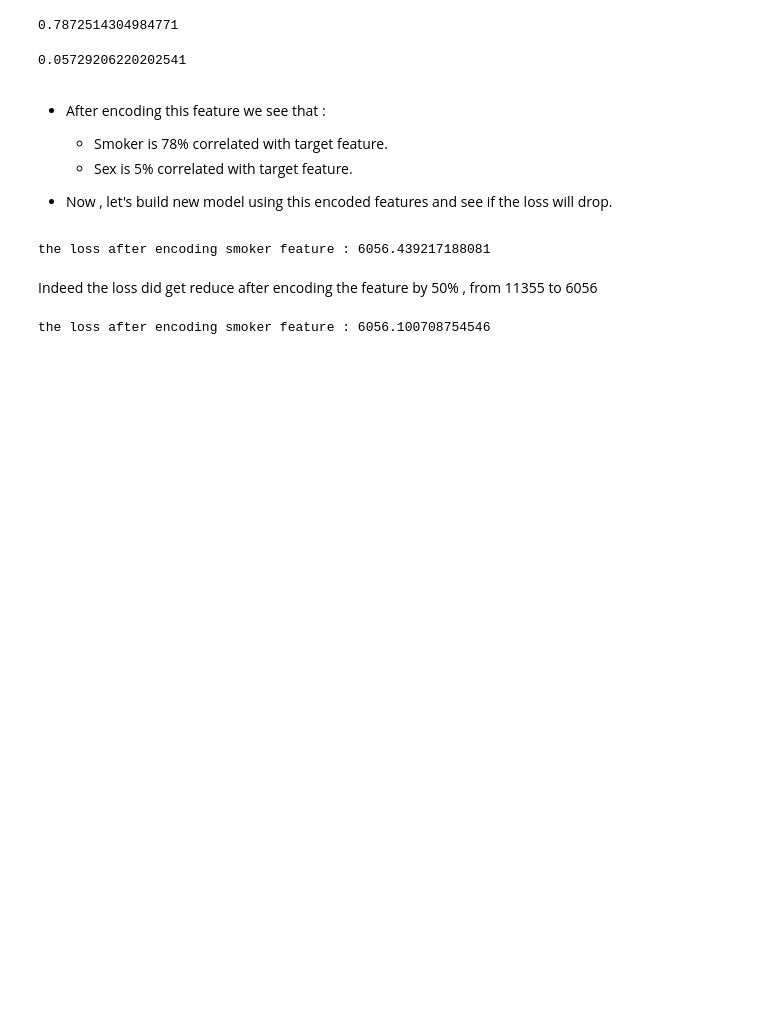
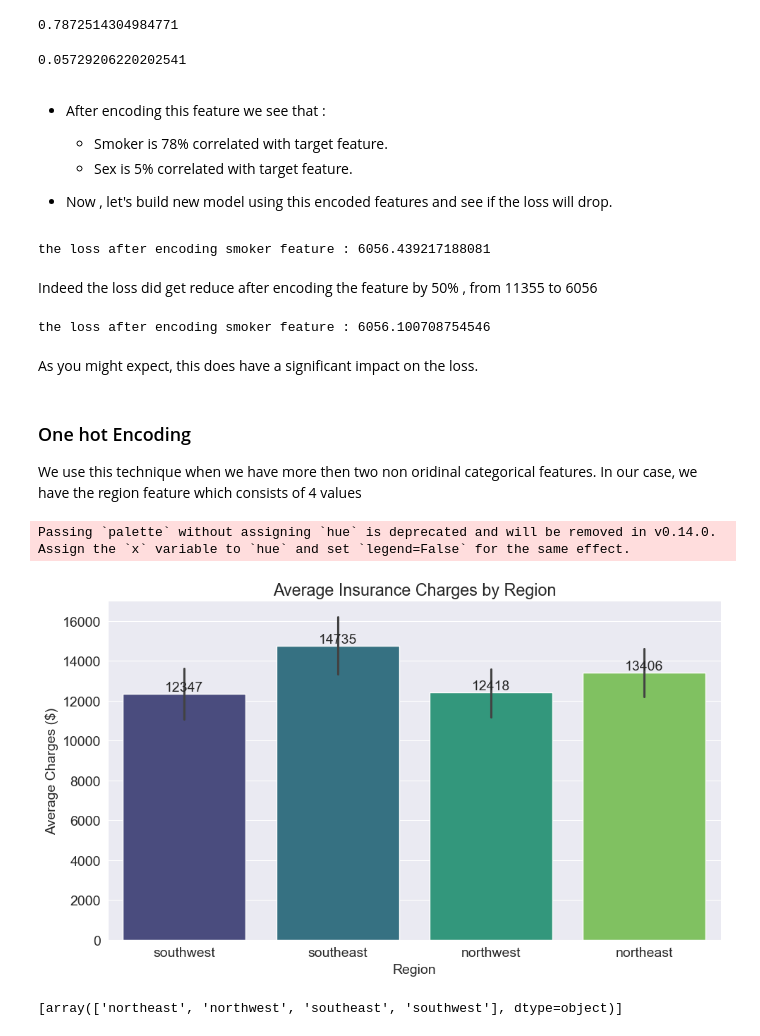
Before and after one commit to IAchaos/Hands-On-ML-Frameworks, a Jupyter notebook: Scikit_Learn/Medical_Expenses_Prediction.ipynb, the cells around one changed output. Drawn from its saved outputs; the diff is of its cells as text; code cells hidden in the pictures; blank space fills up the shorter version.

```diff
--- a/Scikit_Learn/Medical_Expenses_Prediction.ipynb
+++ b/Scikit_Learn/Medical_Expenses_Prediction.ipynb
@@ -982,3 +982,34 @@ loss = rmse(target, predictions)
 print(f"the loss after encoding smoker feature : {loss}")
 # %% [output]
 the loss after encoding smoker feature : 6056.100708754546
+# %% [markdown]
+As you might expect, this does have a significant impact on the loss.
+# %% [markdown]
+### One hot Encoding
+
+We use this technique when we have more then two non oridinal categorical features. In our case, we have the region feature which consists of 4 values
+# %%
+
+plt.figure(figsize=(10, 6))
+ax = sns.barplot(data=data, x="region", y="charges", palette="viridis")
+plt.title("Average Insurance Charges by Region")
+plt.xlabel("Region")
+plt.ylabel("Average Charges ($)")
+
+# Add value labels on top of each bar
+for i in ax.containers:
+    ax.bar_label(i, fmt='%.0f')
+
+plt.tight_layout()
+plt.show()
+# %% [output]
+Passing `palette` without assigning `hue` is deprecated and will be removed in v0.14.0. Assign the `x` variable to `hue` and set `legend=False` for the same effect.
+[figure, added]
+# %%
+from sklearn.preprocessing import OneHotEncoder
+
+encoder = OneHotEncoder()
+encoder.fit(data[['region']])
+encoder.categories_
+# %% [output]
+[array(['northeast', 'northwest', 'southeast', 'southwest'], dtype=object)]
```
Also changed, not shown: parts of 8 cells of this notebook.
